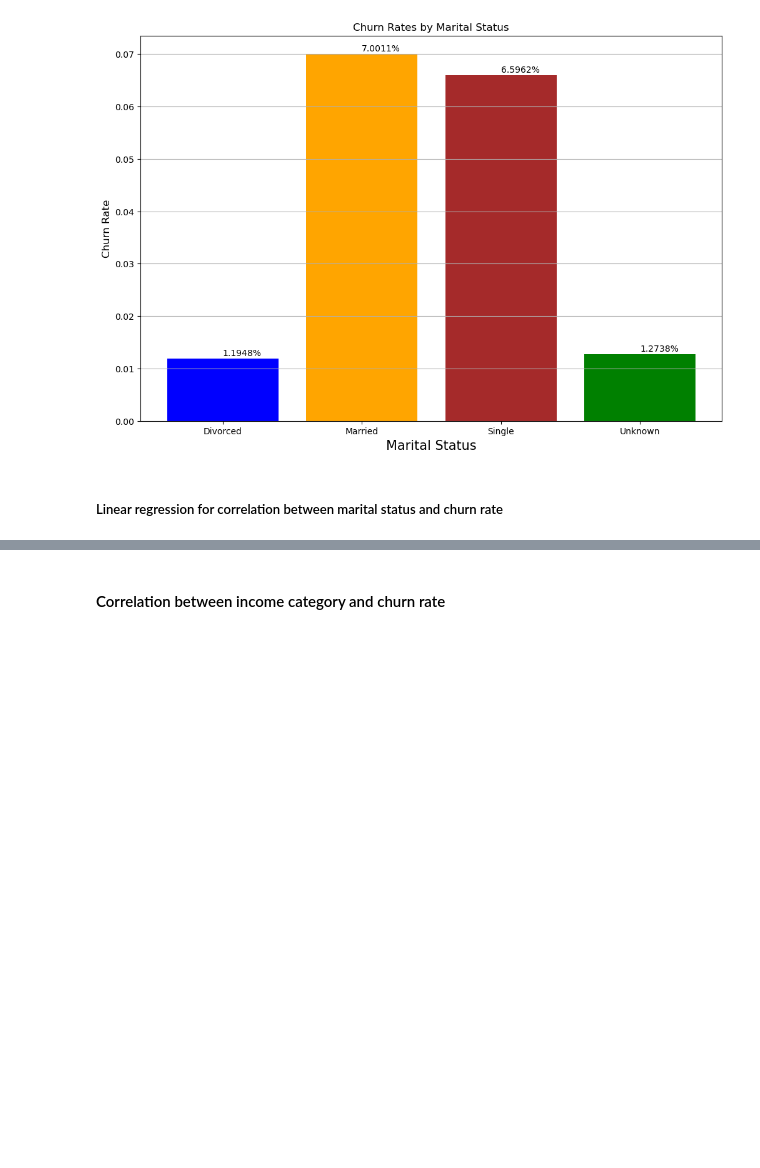
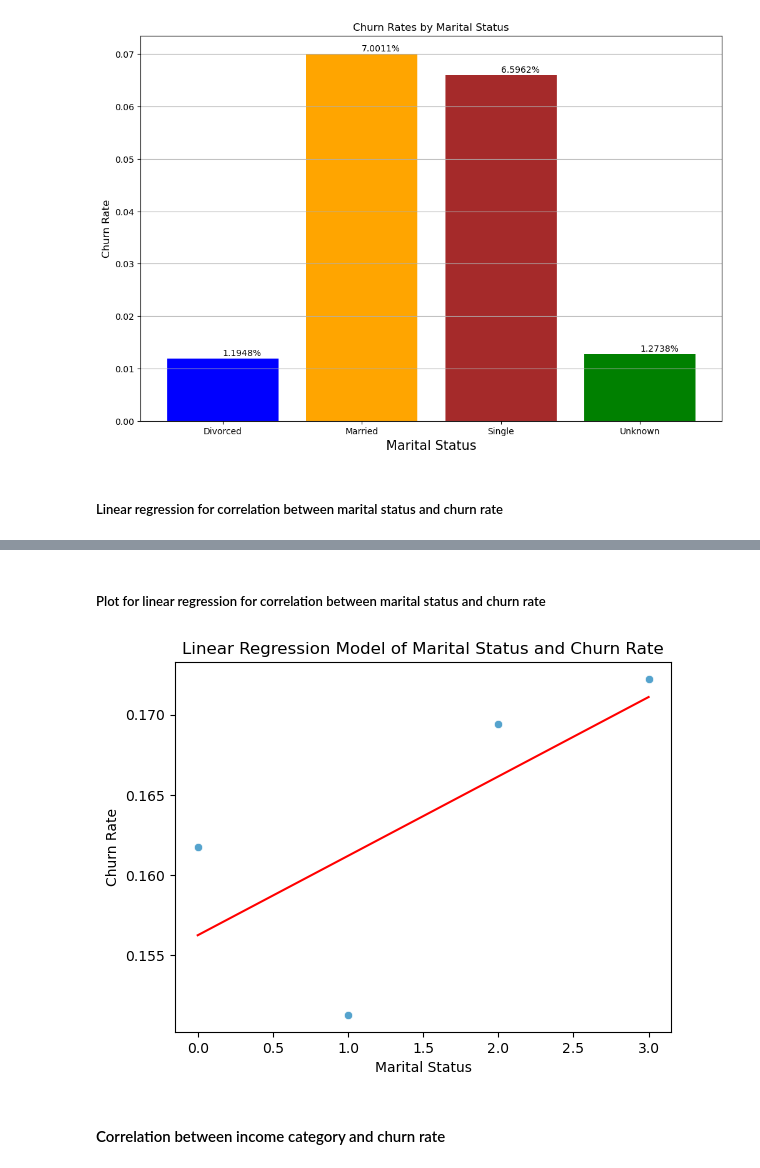
Before and after one commit to ubco-W2022T2-data301/project-group-group-20, a Jupyter notebook: analysis/analysis3(Ajneya).ipynb, the cells around one changed output, grey strips where cells are left out. Saved outputs shown, nothing was run; the diff lists cells and outputs as text; code cells hidden in the pictures; blank space fills up the shorter version.

```diff
--- a/analysis/analysis3(Ajneya).ipynb
+++ b/analysis/analysis3(Ajneya).ipynb
@@ -780,0 +786,5 @@ plt.show()
+# %%
+X = sm.add_constant(churn_rates_ms.index)
+Y = churn_rates_ms['Churn_Rate']
+lm = sm.OLS(Y, X).fit()
+print(lm.summary())
@@ -780,0 +814,12 @@ plt.show()
+# %% [markdown]
+#####  Plot for linear regression for correlation between marital status and churn rate
+# %%
+Y_pred = lm.predict(X)
+sns.scatterplot(x=churn_rates_ms.index, y=churn_rates_ms['Churn_Rate'])
+sns.lineplot(x=churn_rates_ms.index, y=Y_pred, color='red')
+plt.xlabel('Marital Status')
+plt.ylabel('Churn Rate')
+plt.title('Linear Regression Model of Marital Status and Churn Rate')
+plt.show()
+# %% [output]
+[figure, added]
```
Also changed, not shown: parts of 28 cells of this notebook.
